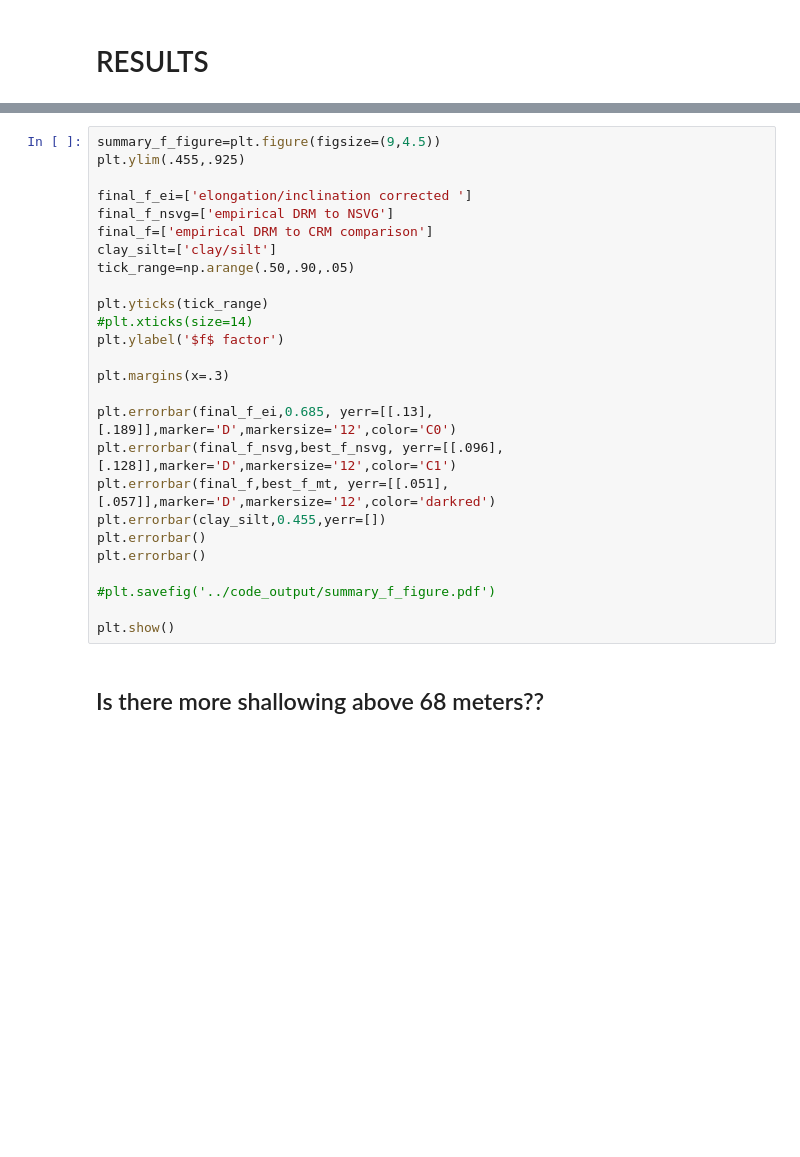
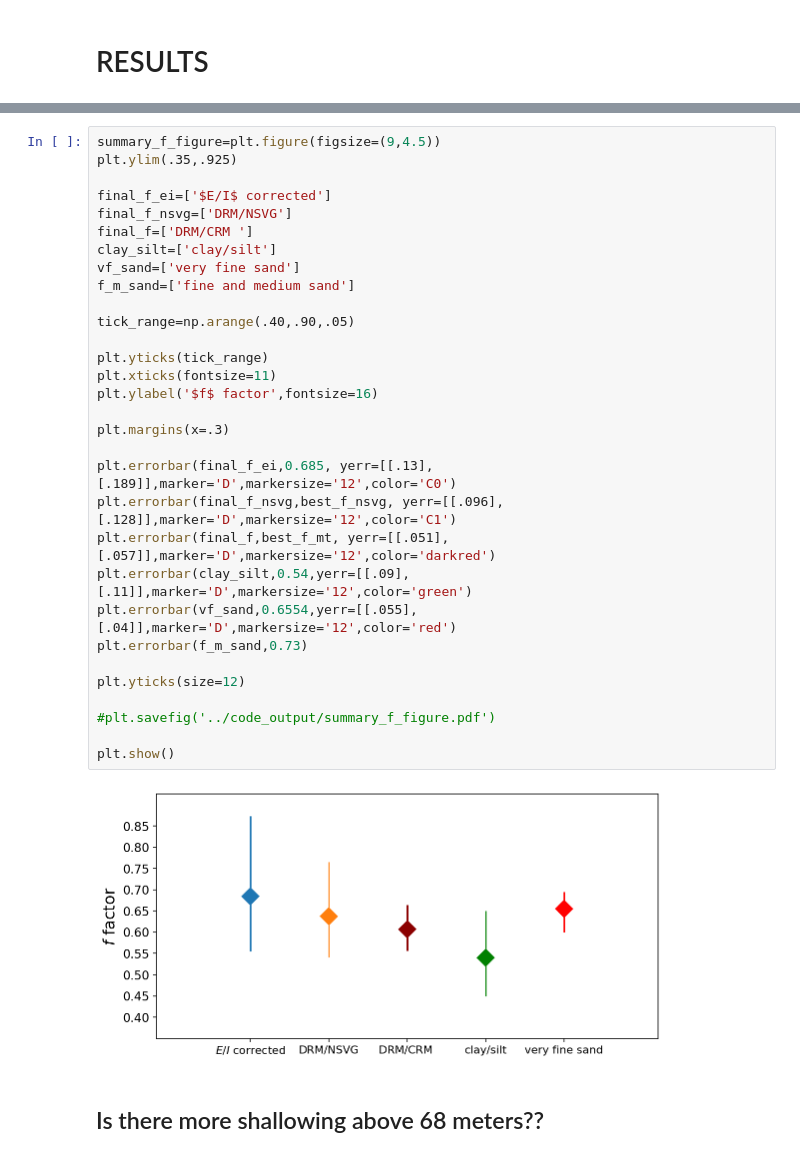
Before and after one commit to Swanson-Hysell-Group/Inclination_Shallowing, a Jupyter notebook: code/Notebooks/Cutface_pmag.ipynb, the cells around one changed output, grey strips where cells are left out. Cells and saved outputs as stored; diff of their text form; blank space fills up the shorter version.

```diff
--- a/code/Notebooks/Cutface_pmag.ipynb
+++ b/code/Notebooks/Cutface_pmag.ipynb
@@ -1028,29 +1030,36 @@ plt.show()
 # %%
 summary_f_figure=plt.figure(figsize=(9,4.5))
-plt.ylim(.455,.925)
+plt.ylim(.35,.925)
 
-final_f_ei=['elongation/inclination corrected ']
-final_f_nsvg=['empirical DRM to NSVG']
-final_f=['empirical DRM to CRM comparison']
+final_f_ei=['$E/I$ corrected']
+final_f_nsvg=['DRM/NSVG']
+final_f=['DRM/CRM ']
 clay_silt=['clay/silt']
-tick_range=np.arange(.50,.90,.05)
+vf_sand=['very fine sand']
+f_m_sand=['fine and medium sand']
+
+tick_range=np.arange(.40,.90,.05)
 
 plt.yticks(tick_range)
-#plt.xticks(size=14)
-plt.ylabel('$f$ factor')
+plt.xticks(fontsize=11)
+plt.ylabel('$f$ factor',fontsize=16)
 
 plt.margins(x=.3)
 
 plt.errorbar(final_f_ei,0.685, yerr=[[.13],[.189]],marker='D',markersize='12',color='C0')
 plt.errorbar(final_f_nsvg,best_f_nsvg, yerr=[[.096],[.128]],marker='D',markersize='12',color='C1')
 plt.errorbar(final_f,best_f_mt, yerr=[[.051],[.057]],marker='D',markersize='12',color='darkred')
-plt.errorbar(clay_silt,0.455,yerr=[])
-plt.errorbar()
-plt.errorbar()
+plt.errorbar(clay_silt,0.54,yerr=[[.09],[.11]],marker='D',markersize='12',color='green')
+plt.errorbar(vf_sand,0.6554,yerr=[[.055],[.04]],marker='D',markersize='12',color='red')
+plt.errorbar(f_m_sand,0.73)
+
+plt.yticks(size=12)
 
 #plt.savefig('../code_output/summary_f_figure.pdf')
 
 plt.show()
+# %% [output]
+[figure, added]
 # %% [markdown]
 ## Is there more shallowing above 68 meters??
 # %%
```
Also changed, not shown: parts of 1 cell of this notebook, 4 other files.
